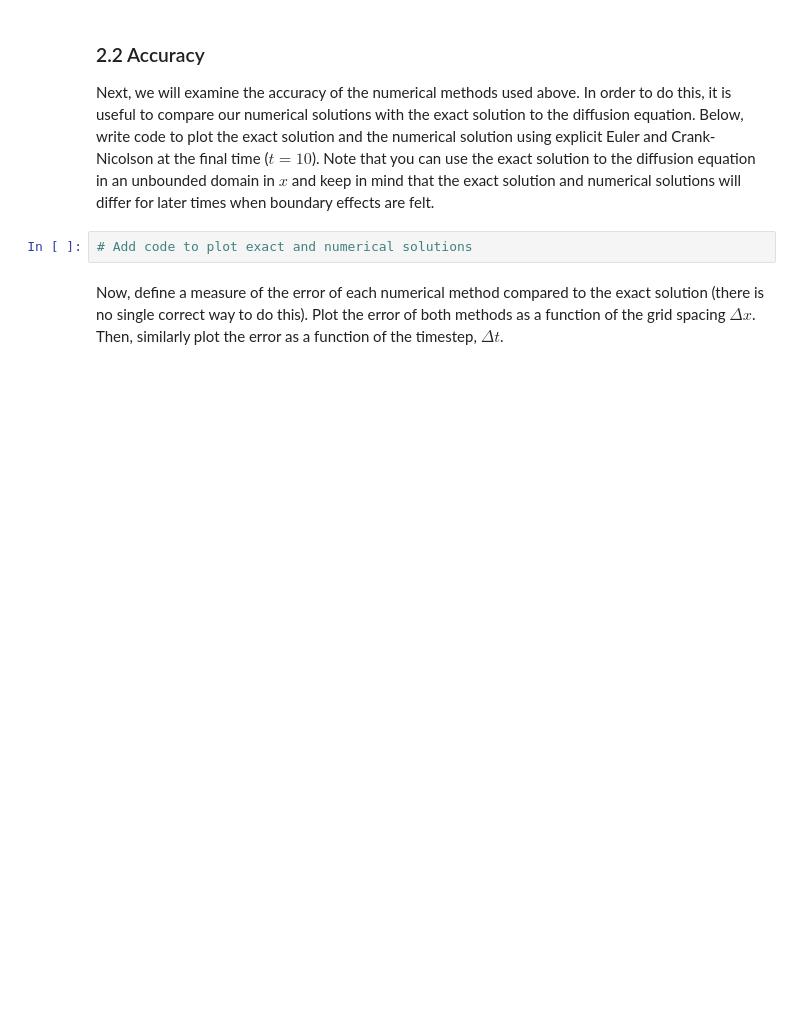
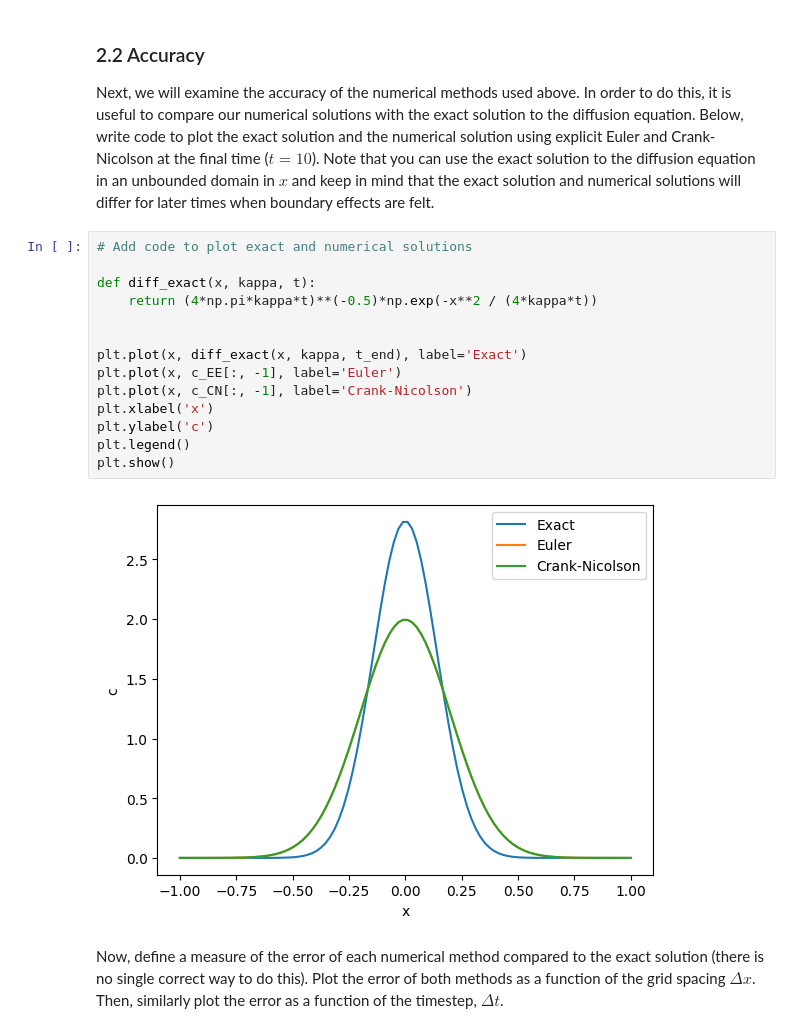
Before and after one commit to Feesh5/QCES, a Jupyter notebook: Project1_numerical_methods.ipynb, the cells around one changed output. Saved outputs shown, nothing was run; the diff lists cells and outputs as text; blank space fills up the shorter version.

```diff
--- a/Project1_numerical_methods.ipynb
+++ b/Project1_numerical_methods.ipynb
@@ -172,8 +190,22 @@ INSERT COMMENTS HERE
 ### 2.2 Accuracy
 <a id='section2pt2'></a>
 Next, we will examine the accuracy of the numerical methods used above. In order to do this, it is useful to compare our numerical solutions with the exact solution to the diffusion equation. Below, write code to plot the exact solution and the numerical solution using explicit Euler and Crank-Nicolson at the final time ($t=10$). Note that you can use the exact solution to the diffusion equation in an unbounded domain in $x$ and keep in mind that the exact solution and numerical solutions will differ for later times when boundary effects are felt.
-# %%
-# Add code to plot exact and numerical solutions
+# %%
+# Add code to plot exact and numerical solutions
+
+def diff_exact(x, kappa, t):
+    return (4*np.pi*kappa*t)**(-0.5)*np.exp(-x**2 / (4*kappa*t))
+
+
+plt.plot(x, diff_exact(x, kappa, t_end), label='Exact')
+plt.plot(x, c_EE[:, -1], label='Euler')
+plt.plot(x, c_CN[:, -1], label='Crank-Nicolson')
+plt.xlabel('x')
+plt.ylabel('c')
+plt.legend()
+plt.show()
+# %% [output]
+[figure, added]
 # %% [markdown]
 Now, define a measure of the error of each numerical method compared to the exact solution (there is no single correct way to do this). Plot the error of both methods as a function of the grid spacing $\Delta x$. Then, similarly plot the error as a function of the timestep, $\Delta t$.
 # %% [markdown]
```
Also changed, not shown: parts of 13 cells of this notebook.
